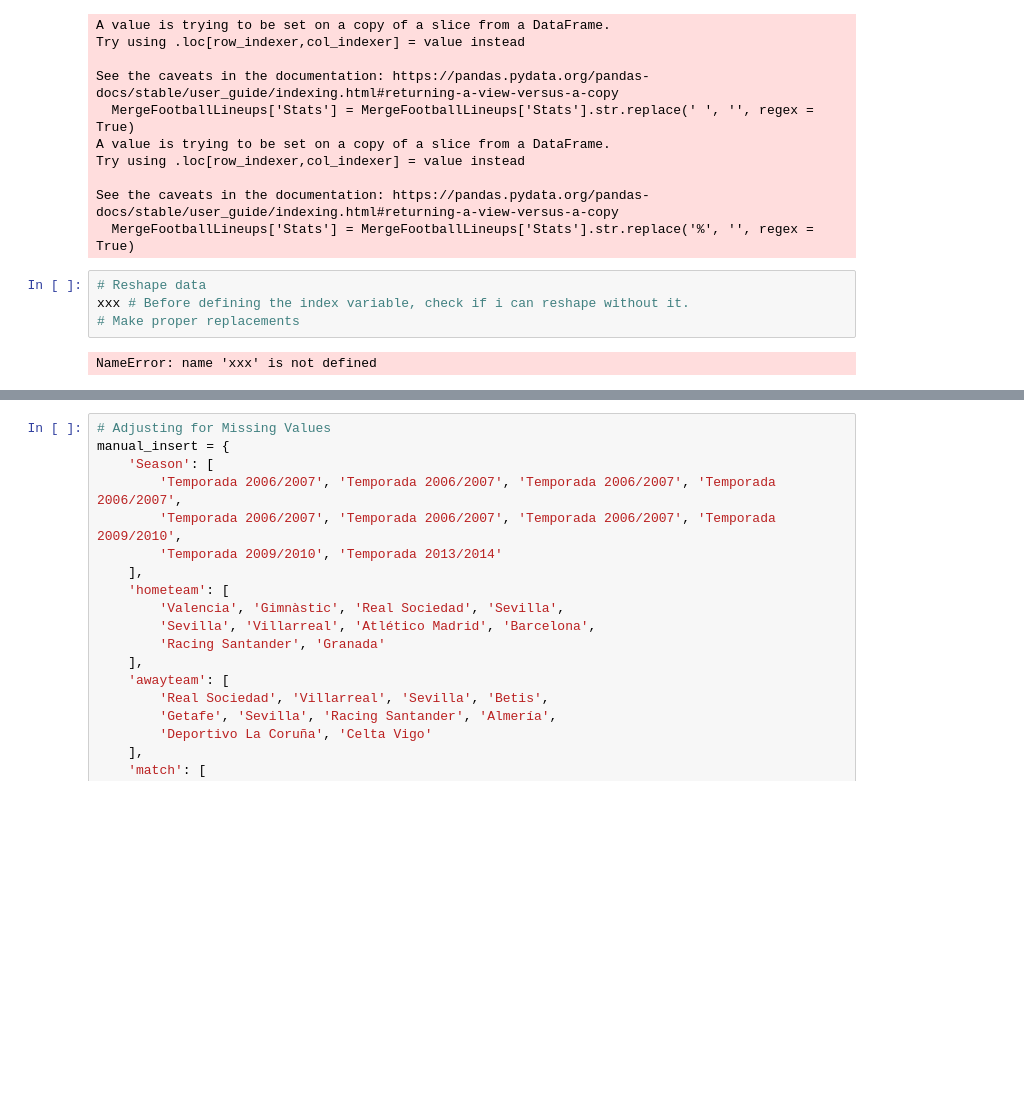
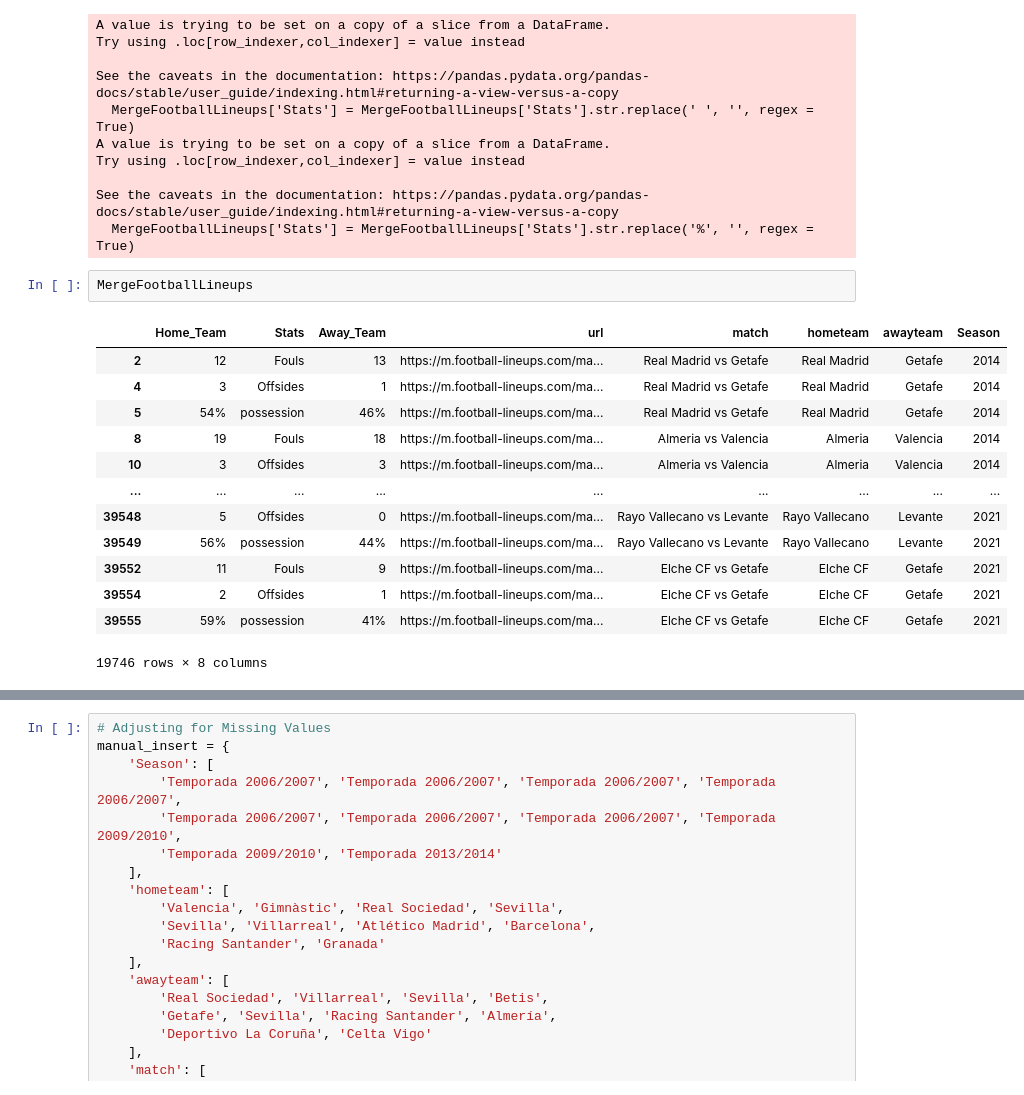
Before and after one commit to aaron4795/Thesis, a Jupyter notebook: Python/Code/[6 FTBLNP - AttendanceRTransfermkt.ipynb, the cells around one changed output, grey strips where cells are left out. Drawn from its saved outputs; the diff is of its cells as text; blank space fills up the shorter version.

```diff
--- a/Python/Code/[6 FTBLNP - AttendanceRTransfermkt.ipynb
+++ b/Python/Code/[6 FTBLNP - AttendanceRTransfermkt.ipynb
@@ -169,9 +167,19 @@ Try using .loc[row_indexer,col_indexer] = value instead
 
 See the caveats in the documentation: https://pandas.pydata.org/pandas-docs/stable/user_guide/indexing.html#returning-a-view-versus-a-copy
   MergeFootballLineups['Stats'] = MergeFootballLineups['Stats'].str.replace('%', '', regex = True)
-# %%
-# Reshape data
-xxx # Before defining the index variable, check if i can reshape without it.
-# Make proper replacements
-# %% [output]
-NameError: name 'xxx' is not defined
+# %%
+MergeFootballLineups
+# %% [output]
+|  | Home_Team | Stats | Away_Team | url | match | hometeam | awayteam | Season |
+| 2 | 12 | Fouls | 13 | https://m.football-lineups.com/ma... | Real Madrid vs Getafe | Real Madrid | Getafe | 2014 |
+| 4 | 3 | Offsides | 1 | https://m.football-lineups.com/ma... | Real Madrid vs Getafe | Real Madrid | Getafe | 2014 |
+| 5 | 54% | possession | 46% | https://m.football-lineups.com/ma... | Real Madrid vs Getafe | Real Madrid | Getafe | 2014 |
+| 8 | 19 | Fouls | 18 | https://m.football-lineups.com/ma... | Almeria vs Valencia | Almeria | Valencia | 2014 |
+| 10 | 3 | Offsides | 3 | https://m.football-lineups.com/ma... | Almeria vs Valencia | Almeria | Valencia | 2014 |
+| ... | ... | ... | ... | ... | ... | ... | ... | ... |
+| 39548 | 5 | Offsides | 0 | https://m.football-lineups.com/ma... | Rayo Vallecano vs Levante | Rayo Vallecano | Levante | 2021 |
+| 39549 | 56% | possession | 44% | https://m.football-lineups.com/ma... | Rayo Vallecano vs Levante | Rayo Vallecano | Levante | 2021 |
+| 39552 | 11 | Fouls | 9 | https://m.football-lineups.com/ma... | Elche CF vs Getafe | Elche CF | Getafe | 2021 |
+| 39554 | 2 | Offsides | 1 | https://m.football-lineups.com/ma... | Elche CF vs Getafe | Elche CF | Getafe | 2021 |
+| 39555 | 59% | possession | 41% | https://m.football-lineups.com/ma... | Elche CF vs Getafe | Elche CF | Getafe | 2021 |
+19746 rows × 8 columns
```
Also changed, not shown: parts of 16 cells of this notebook, 9 other files.
